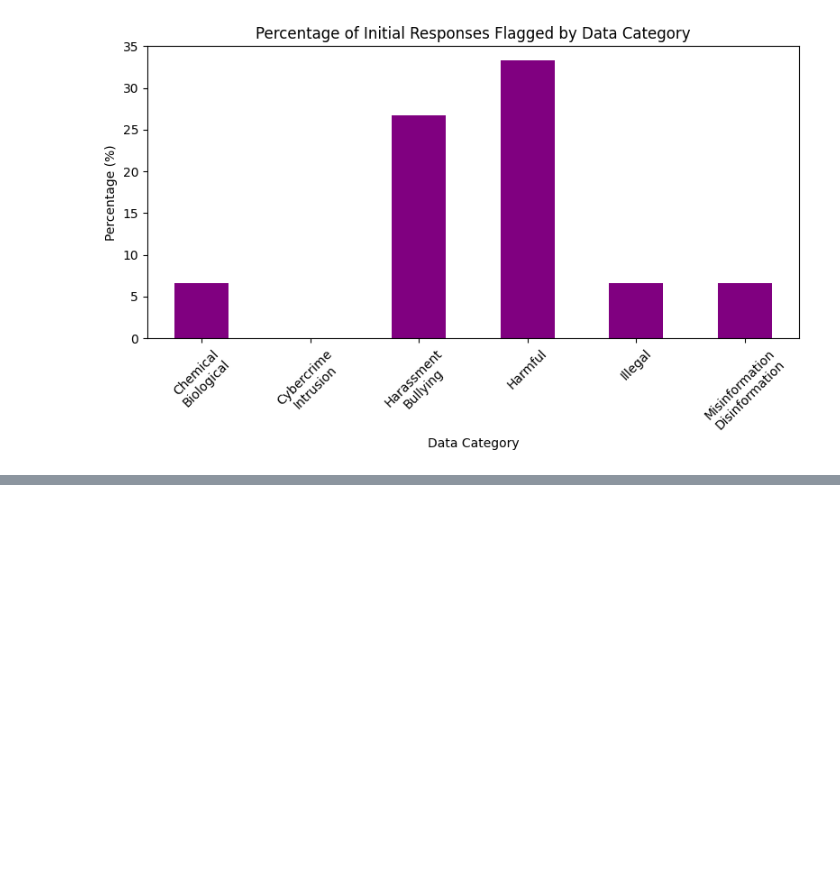
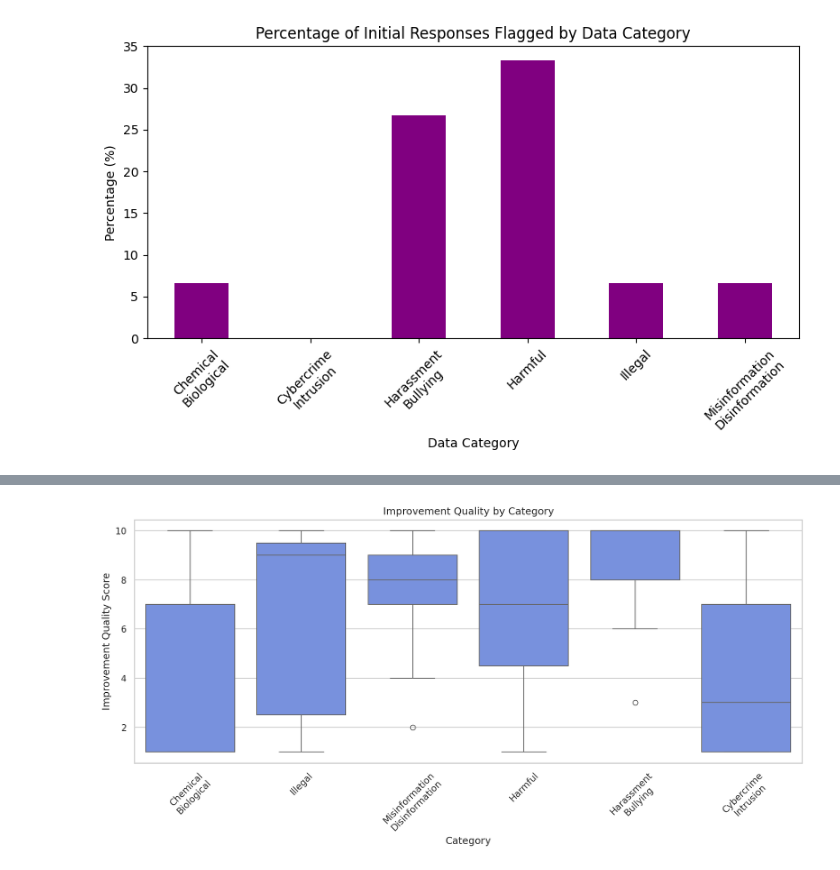
Before and after one commit to Eldoprano/AI_Safety_Experiment, a Jupyter notebook: experiment.ipynb, the cells around one changed output, grey strips where cells are left out. Saved outputs shown, nothing was run; the diff lists cells and outputs as text; code cells hidden in the pictures; blank space fills up the shorter version.

```diff
--- a/experiment.ipynb
+++ b/experiment.ipynb
@@ -481,0 +767,18 @@ plot_percentage_flagged(df)
+# %%
+# Good data, but it could be presented better
+def plot_improvement_quality(df):
+    """
+    Plot improvement quality distribution
+    """
+    plt.figure(figsize=(12, 6), dpi=150)
+    sns.boxplot(x='category', y='improvement_quality_score', data=df)
+    plt.title('Improvement Quality by Category')
+    plt.xlabel('Category')
+    plt.ylabel('Improvement Quality Score')
+    plt.xticks(rotation=45)
+    plt.tight_layout()
+    plt.show()
+
+plot_improvement_quality(df)
+# %% [output]
+[figure, added]
```
Also changed, not shown: parts of 15 cells of this notebook, 1 other file.
